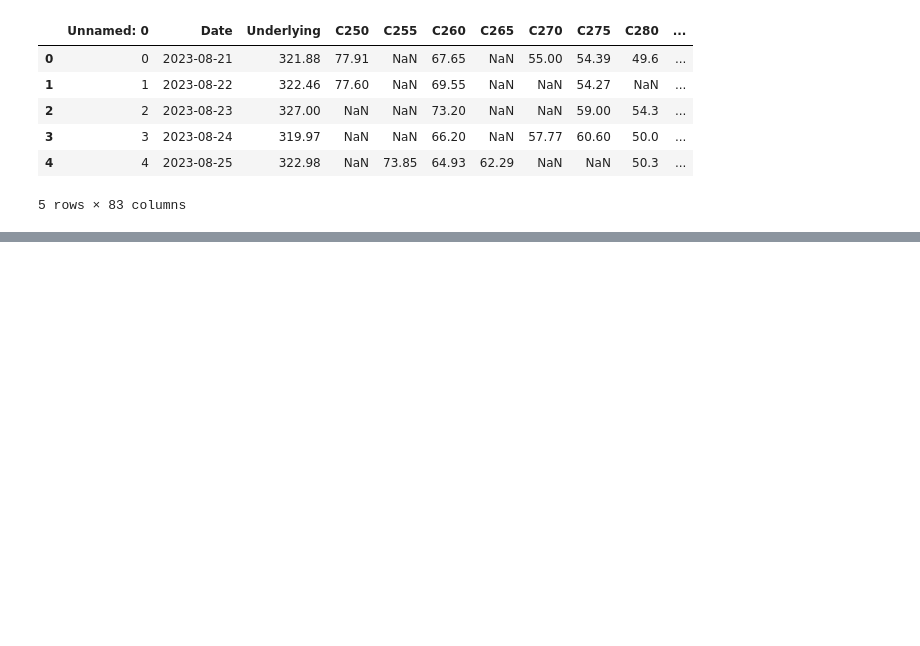
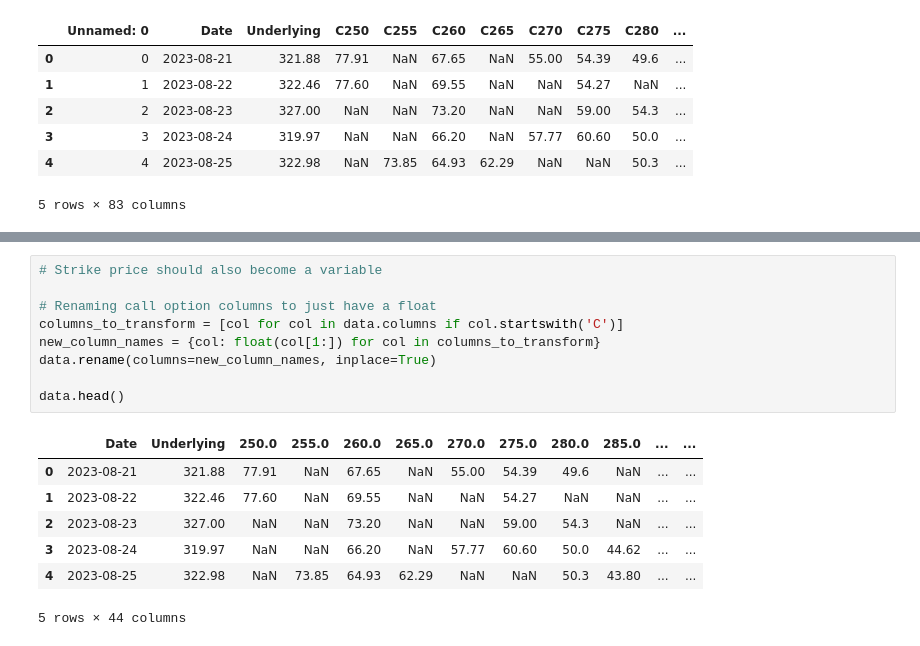
Before and after one commit to Snail664/greek-hedging, a Jupyter notebook: hedging.ipynb, the cells around one changed output, grey strips where cells are left out. Drawn from its saved outputs; the diff is of its cells as text; blank space fills up the shorter version.

```diff
--- a/hedging.ipynb
+++ b/hedging.ipynb
@@ -27,0 +72,17 @@ plt.show()
+# %%
+# Strike price should also become a variable
+
+# Renaming call option columns to just have a float
+columns_to_transform = [col for col in data.columns if col.startswith('C')]
+new_column_names = {col: float(col[1:]) for col in columns_to_transform}
+data.rename(columns=new_column_names, inplace=True)
+
+data.head()
+# %% [output]
+|  | Date | Underlying | 250.0 | 255.0 | 260.0 | 265.0 | 270.0 | 275.0 | 280.0 | 285.0 | ... | ... |
+| 0 | 2023-08-21 | 321.88 | 77.91 | NaN | 67.65 | NaN | 55.00 | 54.39 | 49.6 | NaN | ... | ... |
+| 1 | 2023-08-22 | 322.46 | 77.60 | NaN | 69.55 | NaN | NaN | 54.27 | NaN | NaN | ... | ... |
+| 2 | 2023-08-23 | 327.00 | NaN | NaN | 73.20 | NaN | NaN | 59.00 | 54.3 | NaN | ... | ... |
+| 3 | 2023-08-24 | 319.97 | NaN | NaN | 66.20 | NaN | 57.77 | 60.60 | 50.0 | 44.62 | ... | ... |
+| 4 | 2023-08-25 | 322.98 | NaN | 73.85 | 64.93 | 62.29 | NaN | NaN | 50.3 | 43.80 | ... | ... |
+5 rows × 44 columns
```
Also changed, not shown: parts of 16 cells of this notebook.
